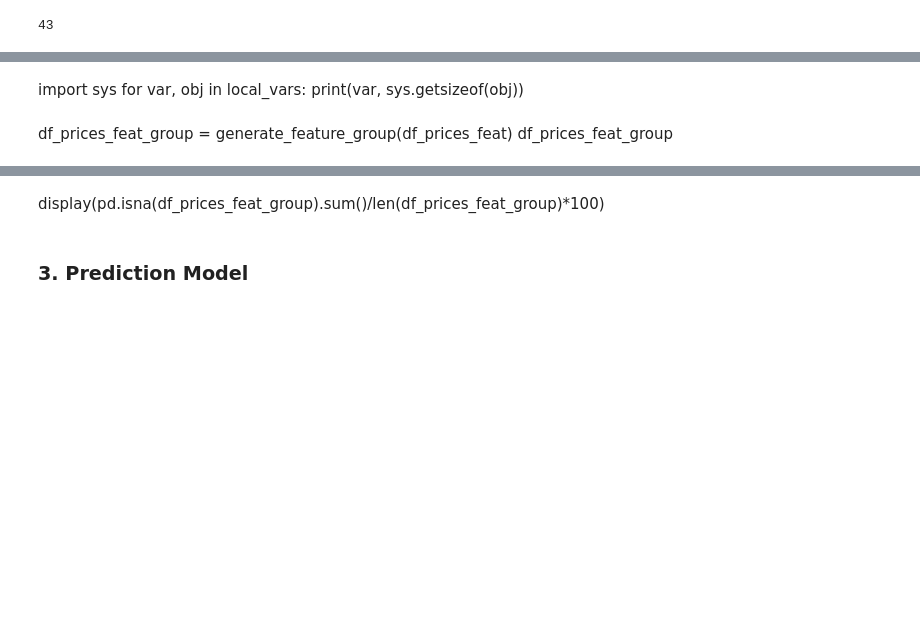
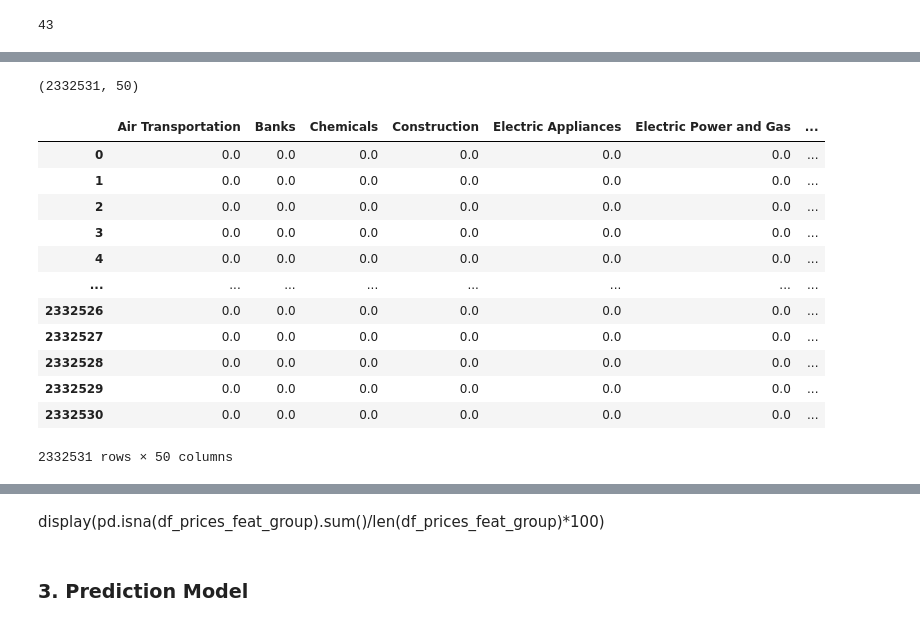
Before and after one commit to GariZabaleta/jpx-tokyo-stock-exchange-prediction, a Jupyter notebook: jpx-prediction.ipynb, the cells around one changed output, grey strips where cells are left out. Drawn from its saved outputs; the diff is of its cells as text; code cells hidden in the pictures; blank space fills up the shorter version.

```diff
--- a/jpx-prediction.ipynb
+++ b/jpx-prediction.ipynb
@@ -1687,7 +1554,6 @@ def generate_feature_group(price):
-# %% [markdown]
-import sys
-for var, obj in local_vars:
-    print(var, sys.getsizeof(obj))
-# %% [markdown]
-df_prices_feat_group = generate_feature_group(df_prices_feat)
-df_prices_feat_group
+# %%
+cat_encoder = OneHotEncoder(handle_unknown='ignore')
+train_set_cat_coded = cat_encoder.fit_transform(df_prices_feat[["33SectorName","17SectorName"]])
+train_set_cat_coded.shape
+# %% [output]
+(2332531, 50)
@@ -1693,0 +1565,17 @@ df_prices_feat_group
+# %%
+train_set_cat_coded_ready = pd.DataFrame(train_set_cat_coded.todense(),columns = ls,index=df_prices_feat.index)
+train_set_cat_coded_ready
+# %% [output]
+|  | Air Transportation | Banks | Chemicals | Construction | Electric Appliances | Electric Power and Gas | ... |
+| 0 | 0.0 | 0.0 | 0.0 | 0.0 | 0.0 | 0.0 | ... |
+| 1 | 0.0 | 0.0 | 0.0 | 0.0 | 0.0 | 0.0 | ... |
+| 2 | 0.0 | 0.0 | 0.0 | 0.0 | 0.0 | 0.0 | ... |
+| 3 | 0.0 | 0.0 | 0.0 | 0.0 | 0.0 | 0.0 | ... |
+| 4 | 0.0 | 0.0 | 0.0 | 0.0 | 0.0 | 0.0 | ... |
+| ... | ... | ... | ... | ... | ... | ... | ... |
+| 2332526 | 0.0 | 0.0 | 0.0 | 0.0 | 0.0 | 0.0 | ... |
+| 2332527 | 0.0 | 0.0 | 0.0 | 0.0 | 0.0 | 0.0 | ... |
+| 2332528 | 0.0 | 0.0 | 0.0 | 0.0 | 0.0 | 0.0 | ... |
+| 2332529 | 0.0 | 0.0 | 0.0 | 0.0 | 0.0 | 0.0 | ... |
+| 2332530 | 0.0 | 0.0 | 0.0 | 0.0 | 0.0 | 0.0 | ... |
+2332531 rows × 50 columns
```
Also changed, not shown: parts of 19 cells of this notebook.
